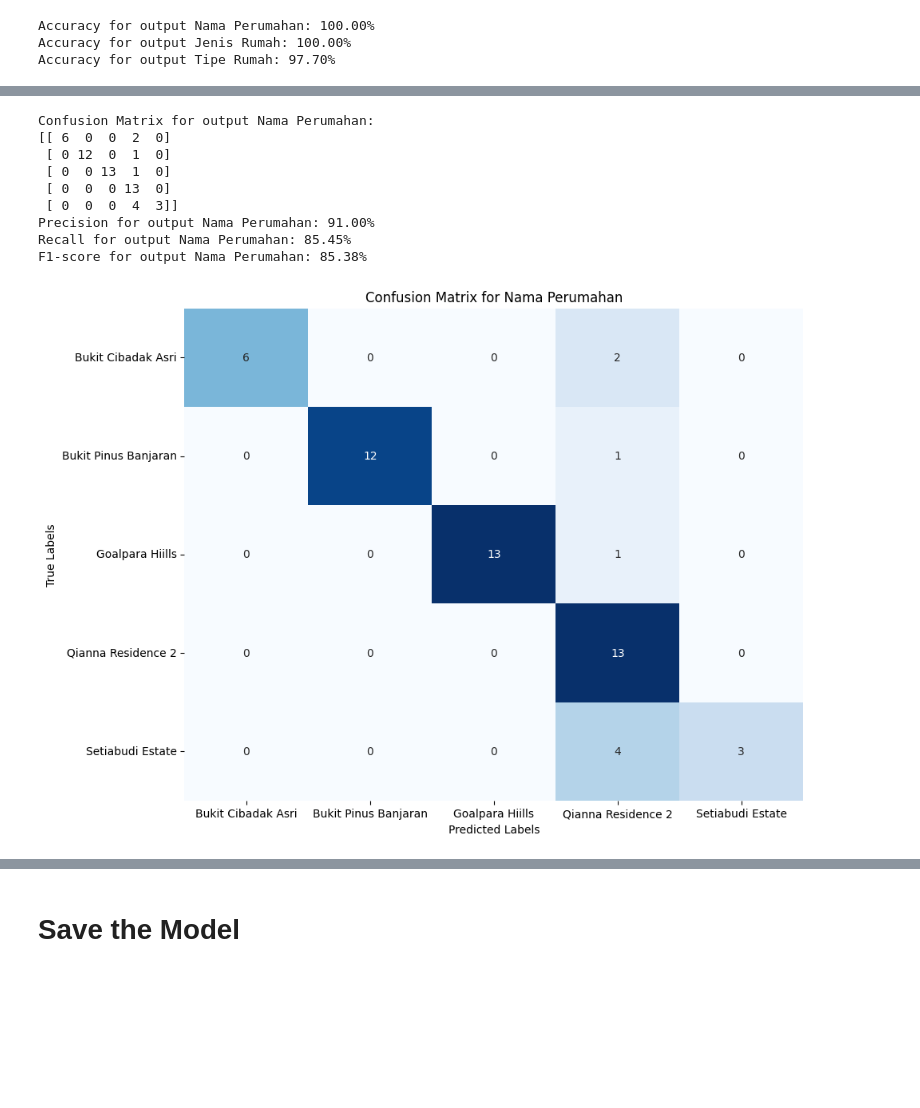
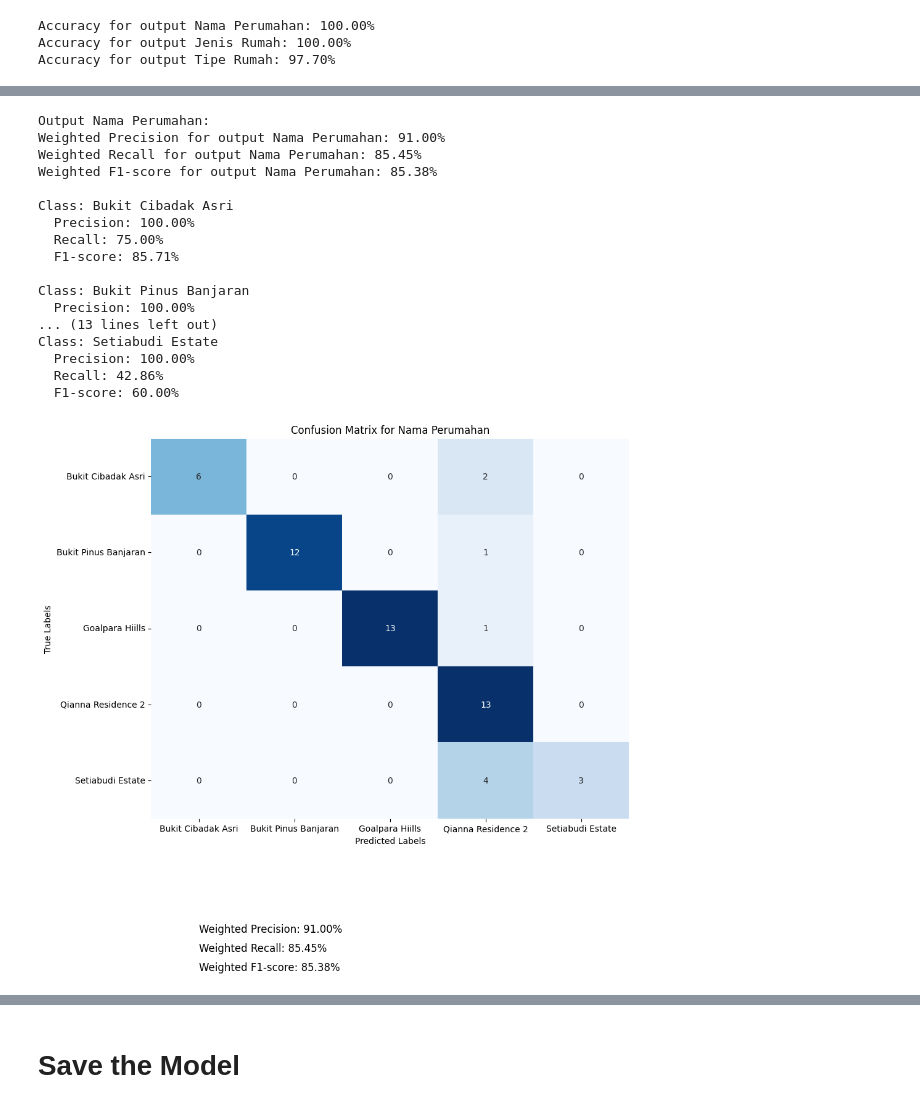
Before and after one commit to tinapyp/House-Recomendations-Random-Forest, a Jupyter notebook: notebooks/Random Forest Content Based Filtering Recomendation.ipynb, the cells around one changed output, grey strips where cells are left out. Saved outputs shown, nothing was run; the diff lists cells and outputs as text; code cells hidden in the pictures; blank space fills up the shorter version.

```diff
--- a/notebooks/Random Forest Content Based Filtering Recomendation.ipynb
+++ b/notebooks/Random Forest Content Based Filtering Recomendation.ipynb
@@ -335,7 +335,11 @@ import seaborn as sns
 import matplotlib.pyplot as plt
 import numpy as np
 # %%
-from sklearn.metrics import precision_score, recall_score, f1_score
+import numpy as np
+import pandas as pd
+import matplotlib.pyplot as plt
+import seaborn as sns
+from sklearn.metrics import confusion_matrix, precision_score, recall_score, f1_score, classification_report
 
 # Inisialisasi dictionary untuk nama kolom
 column_predicted = {1: "Nama Perumahan", 2: "Jenis Rumah", 3: "Tipe Rumah"}
@@ -350,45 +354,73 @@ for i in range(y_test.shape[1]):
     predicted_labels = y_pred_test[:, i]
 
     # Menghitung confusion matrix
     conf_matrix = confusion_matrix(true_labels, predicted_labels)
 
     # Menghitung precision, recall, dan F1-score
     precision = precision_score(true_labels, predicted_labels, average='weighted')
     recall = recall_score(true_labels, predicted_labels, average='weighted')
     f1 = f1_score(true_labels, predicted_labels, average='weighted')
 
     # Menambahkan metrik ke daftar yang sesuai
     precisions.append(precision)
     recalls.append(recall)
     f1_scores.append(f1)
 
     # Print the confusion matrix and related metrics for the ith output
-    print(f"Confusion Matrix for output {column_predicted[i+1]}:")
-    print(conf_matrix)
-    print(f"Precision for output {column_predicted[i+1]}: {precision*100:.2f}%")
-    print(f"Recall for output {column_predicted[i+1]}: {recall*100:.2f}%")
-    print(f"F1-score for output {column_predicted[i+1]}: {f1*100:.2f}%")
+    print(f"Output {column_predicted[i+1]}:")
+    # print(conf_matrix)
+    print(f"Weighted Precision for output {column_predicted[i+1]}: {precision*100:.2f}%")
+    print(f"Weighted Recall for output {column_predicted[i+1]}: {recall*100:.2f}%")
+    print(f"Weighted F1-score for output {column_predicted[i+1]}: {f1*100:.2f}%")
     print()
+
+    # Menghitung precision, recall, dan f1-score untuk setiap kelas
+    report = classification_report(true_labels, predicted_labels, output_dict=True)
 
     # Extract the unique class names for the labels in the confusion matrix
     class_names = np.unique(true_labels)
+
+    # Print precision, recall, and f1-score for each class
+    for class_name in class_names:
+        class_precision = report[str(class_name)]['precision'] * 100
+        class_recall = report[str(class_name)]['recall'] * 100
+        class_f1 = report[str(class_name)]['f1-score'] * 100
+        print(f"Class: {class_name}")
+        print(f"  Precision: {class_precision:.2f}%")
+        print(f"  Recall: {class_recall:.2f}%")
+        print(f"  F1-score: {class_f1:.2f}%")
+        print()
 
     # Plotting the confusion matrix
     plt.figure(figsize=(10, 8))
     sns.heatmap(conf_matrix, annot=True, fmt='d', cmap='Blues', cbar=False,
                 xticklabels=class_names, yticklabels=class_names)
     plt.title(f'Confusion Matrix for {column_predicted[i+1]}')
     plt.xlabel('Predicted Labels')
     plt.ylabel('True Labels')
+
+    # Adding the overall metrics as text annotations
+    plt.text(0.1, -0.3, f'Weighted Precision: {precision*100:.2f}%', fontsize=12, transform=plt.gca().transAxes)
+    plt.text(0.1, -0.35, f'Weighted Recall: {recall*100:.2f}%', fontsize=12, transform=plt.gca().transAxes)
+    plt.text(0.1, -0.4, f'Weighted F1-score: {f1*100:.2f}%', fontsize=12, transform=plt.gca().transAxes)
+
     plt.show()
 # %% [output]
-Confusion Matrix for output Nama Perumahan:
-[[ 6  0  0  2  0]
- [ 0 12  0  1  0]
- [ 0  0 13  1  0]
- [ 0  0  0 13  0]
- [ 0  0  0  4  3]]
-Precision for output Nama Perumahan: 91.00%
-Recall for output Nama Perumahan: 85.45%
-F1-score for output Nama Perumahan: 85.38%
+Output Nama Perumahan:
+Weighted Precision for output Nama Perumahan: 91.00%
+Weighted Recall for output Nama Perumahan: 85.45%
+Weighted F1-score for output Nama Perumahan: 85.38%
+
+Class: Bukit Cibadak Asri
+  Precision: 100.00%
+  Recall: 75.00%
+  F1-score: 85.71%
+
+Class: Bukit Pinus Banjaran
+  Precision: 100.00%
+... (13 lines left out)
+Class: Setiabudi Estate
+  Precision: 100.00%
+  Recall: 42.86%
+  F1-score: 60.00%
-[figure, old version]
+[figure, new version]
```
Also changed, not shown: parts of 3 cells of this notebook, 5 other files.
